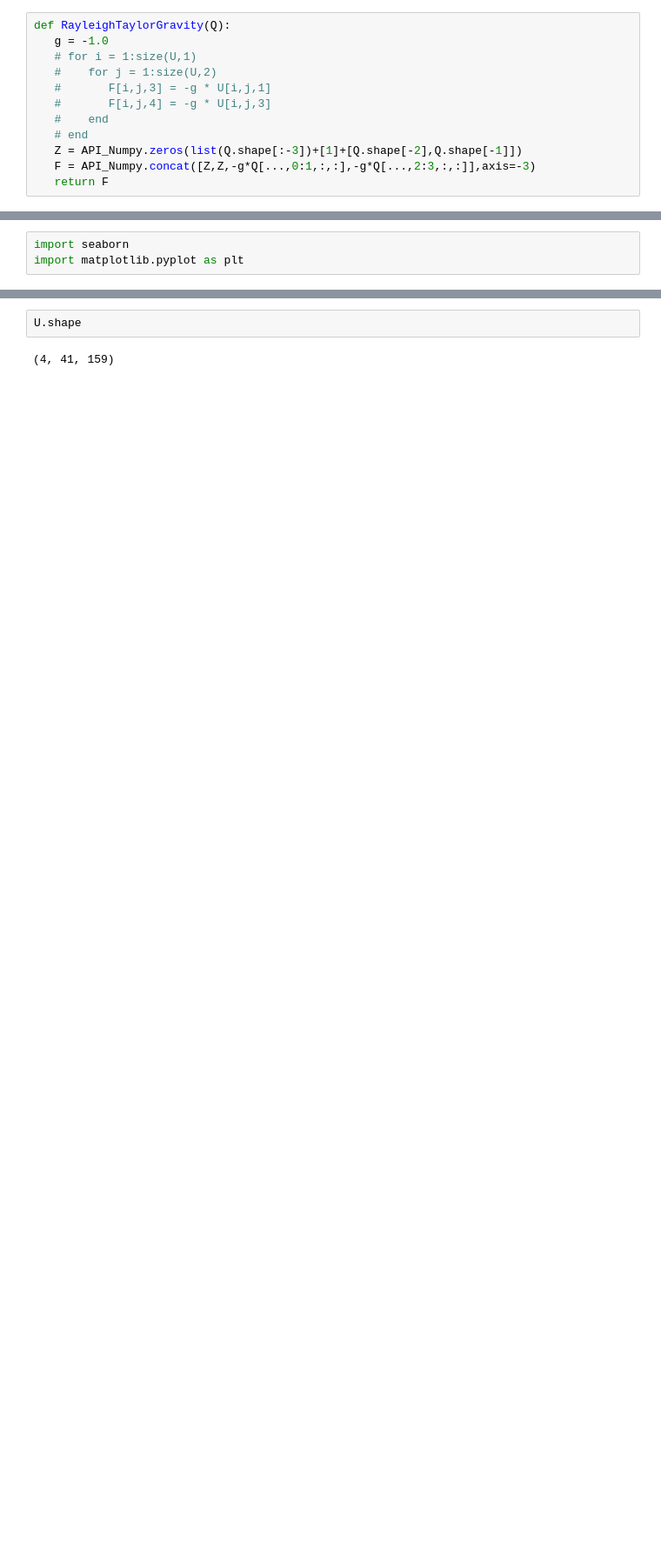
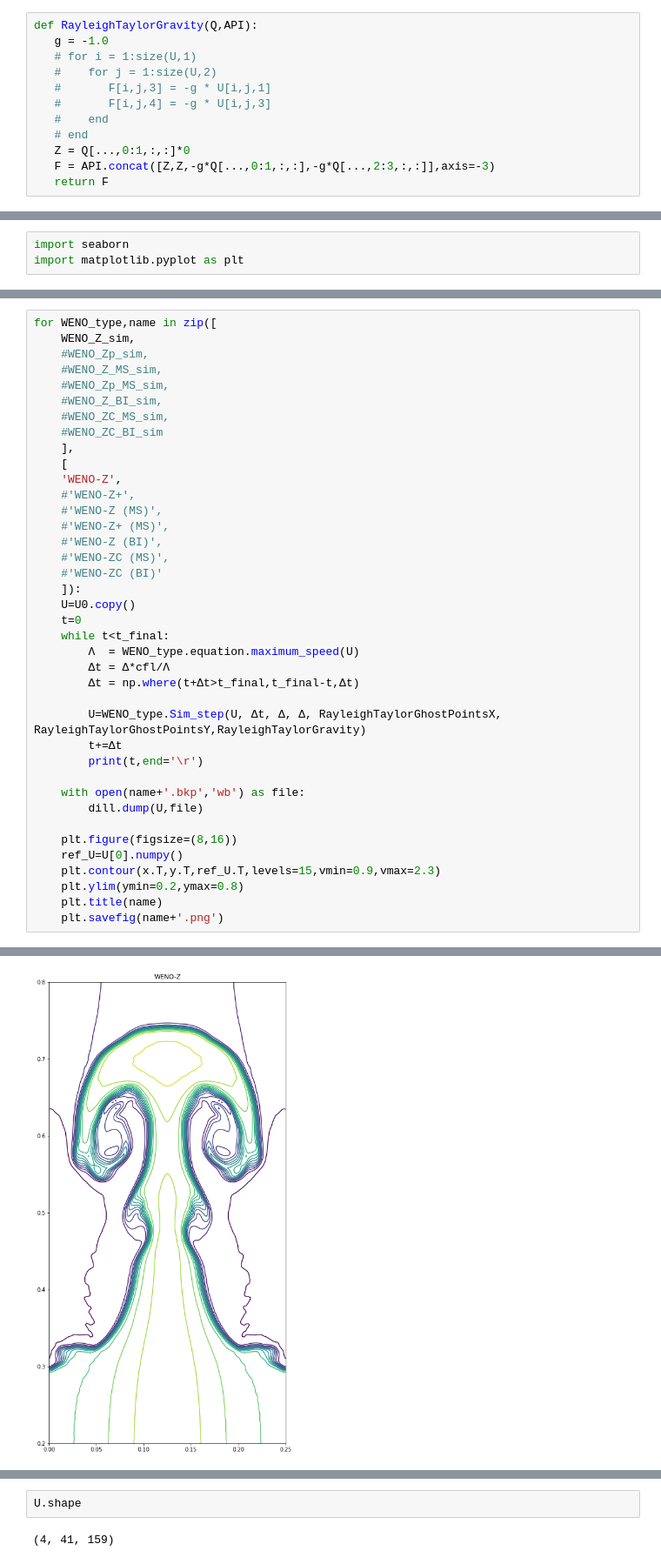
Before and after one commit to silvaneojunior/Top_mat_A, a Jupyter notebook: WENO-DS/Euler 2D.ipynb, the cells around one changed output, grey strips where cells are left out. Shown at 87% size. Drawn from its saved outputs; the diff is of its cells as text; blank space fills up the shorter version.

```diff
--- a/WENO-DS/Euler 2D.ipynb
+++ b/WENO-DS/Euler 2D.ipynb
@@ -40,7 +40,7 @@ def CondiçãoInicialRayleighTaylor_N(N, γ):
    Q0 = CondiçãoInicialRayleighTaylor(X, Y, γ)
    return X, Y, Δ, Q0
 # %%
-def RayleighTaylorGravity(Q):
+def RayleighTaylorGravity(Q,API):
    g = -1.0
    # for i = 1:size(U,1)
    #    for j = 1:size(U,2)
@@ -48,8 +48,8 @@ def RayleighTaylorGravity(Q):
    #       F[i,j,4] = -g * U[i,j,3]
    #    end
    # end
-   Z = API_Numpy.zeros(list(Q.shape[:-3])+[1]+[Q.shape[-2],Q.shape[-1]])
-   F = API_Numpy.concat([Z,Z,-g*Q[...,0:1,:,:],-g*Q[...,2:3,:,:]],axis=-3)
+   Z = Q[...,0:1,:,:]*0
+   F = API.concat([Z,Z,-g*Q[...,0:1,:,:],-g*Q[...,2:3,:,:]],axis=-3)
    return F
 # %%
 γ = 5.0/3.0
@@ -106,0 +142,40 @@ from IPython.display import clear_output
+# %%
+for WENO_type,name in zip([
+    WENO_Z_sim,
+    #WENO_Zp_sim,
+    #WENO_Z_MS_sim,
+    #WENO_Zp_MS_sim,
+    #WENO_Z_BI_sim,
+    #WENO_ZC_MS_sim,
+    #WENO_ZC_BI_sim
+    ],
+    [
+    'WENO-Z',
+    #'WENO-Z+',
+    #'WENO-Z (MS)',
+    #'WENO-Z+ (MS)',
+    #'WENO-Z (BI)',
+    #'WENO-ZC (MS)',
+    #'WENO-ZC (BI)'
+    ]):
+    U=U0.copy()
+    t=0
+    while t<t_final:
+        Λ  = WENO_type.equation.maximum_speed(U)
+        Δt = Δ*cfl/Λ
+        Δt = np.where(t+Δt>t_final,t_final-t,Δt)
+
+        U=WENO_type.Sim_step(U, Δt, Δ, Δ, RayleighTaylorGhostPointsX, RayleighTaylorGhostPointsY,RayleighTaylorGravity)
+        t+=Δt
+        print(t,end='\r')
+
+    with open(name+'.bkp','wb') as file:
+        dill.dump(U,file)
+
+    plt.figure(figsize=(8,16))
+    ref_U=U[0].numpy()
+    plt.contour(x.T,y.T,ref_U.T,levels=15,vmin=0.9,vmax=2.3)
+    plt.ylim(ymin=0.2,ymax=0.8)
+    plt.title(name)
+    plt.savefig(name+'.png')
+# %% [output]
@@ -106,0 +183 @@ from IPython.display import clear_output
+[figure, added]
```
Also changed, not shown: parts of 17 cells of this notebook, 12 other files.
